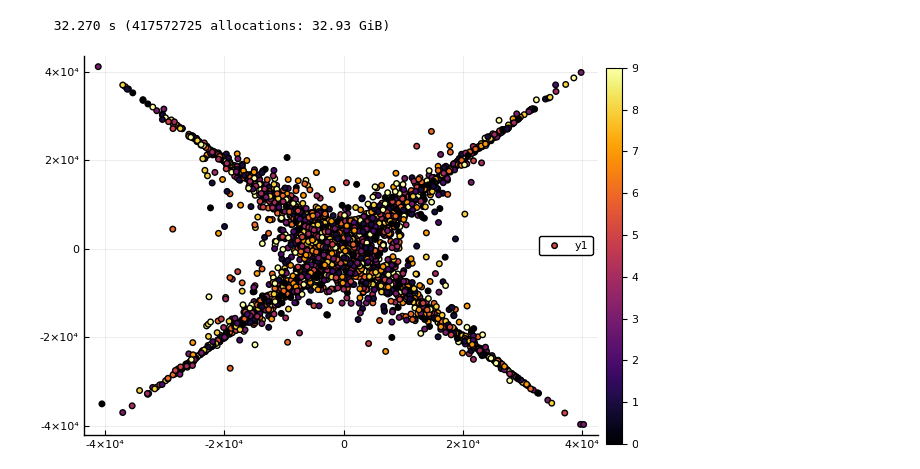
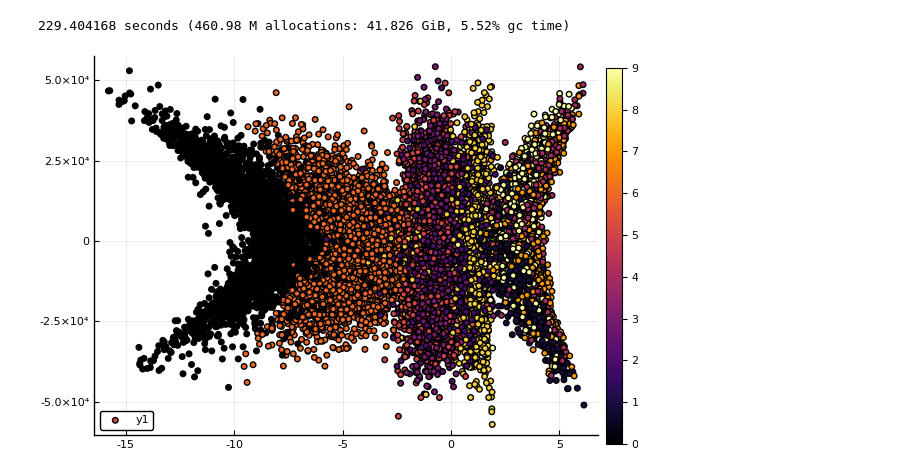
Before and after one commit to dillondaudert/UMAP.jl, a Jupyter notebook: PlotMNIST.ipynb, the cells around one changed output. Cells and saved outputs as stored; diff of their text form; code cells hidden in the pictures.

Commit message:
Add new MNIST plot

```diff
--- a/PlotMNIST.ipynb
+++ b/PlotMNIST.ipynb
@@ -12,16 +11,13 @@ Plots.PyPlotBackend()
-# %%
-reshape_mnist(data) = reshape(data, size(data)[1]*size(data)[2], size(data)[3])
-MNIST_train, MNIST_train_y = MNIST.traindata()
-MNIST_train = reshape_mnist(MNIST_train)
-MNIST_data_x = [convert.(Float64, MNIST_train[:,i]) for i = 1:5000]
-MNIST_data_y = MNIST_train_y[1:5000];
-# %%
-umap = @btime UMAP_(MNIST_data_x, 10, 2, 0.001; init=:random);
-# %% [output]
-  32.270 s (417572725 allocations: 32.93 GiB)
+# %%
+data = MNIST.convert2features(MNIST.traintensor(Float64))
+train_x = [data[:,i] for i in 1:size(data, 2)]
+train_y = MNIST.trainlabels();
 # %%
+@time umap = UMAP_(train_x, 10; min_dist=0.001)
 x = umap.embedding[1,:]
 y = umap.embedding[2,:]
-scatter(x, y, zcolor=MNIST_data_y)
+#z = umap.embedding[3,:]
+scatter(x, y, zcolor=train_y)
 # %% [output]
+229.404168 seconds (460.98 M allocations: 41.826 GiB, 5.52% gc time)
-[figure, old version]
+[figure, new version]
```
Also changed, not shown: parts of 2 cells of this notebook.
